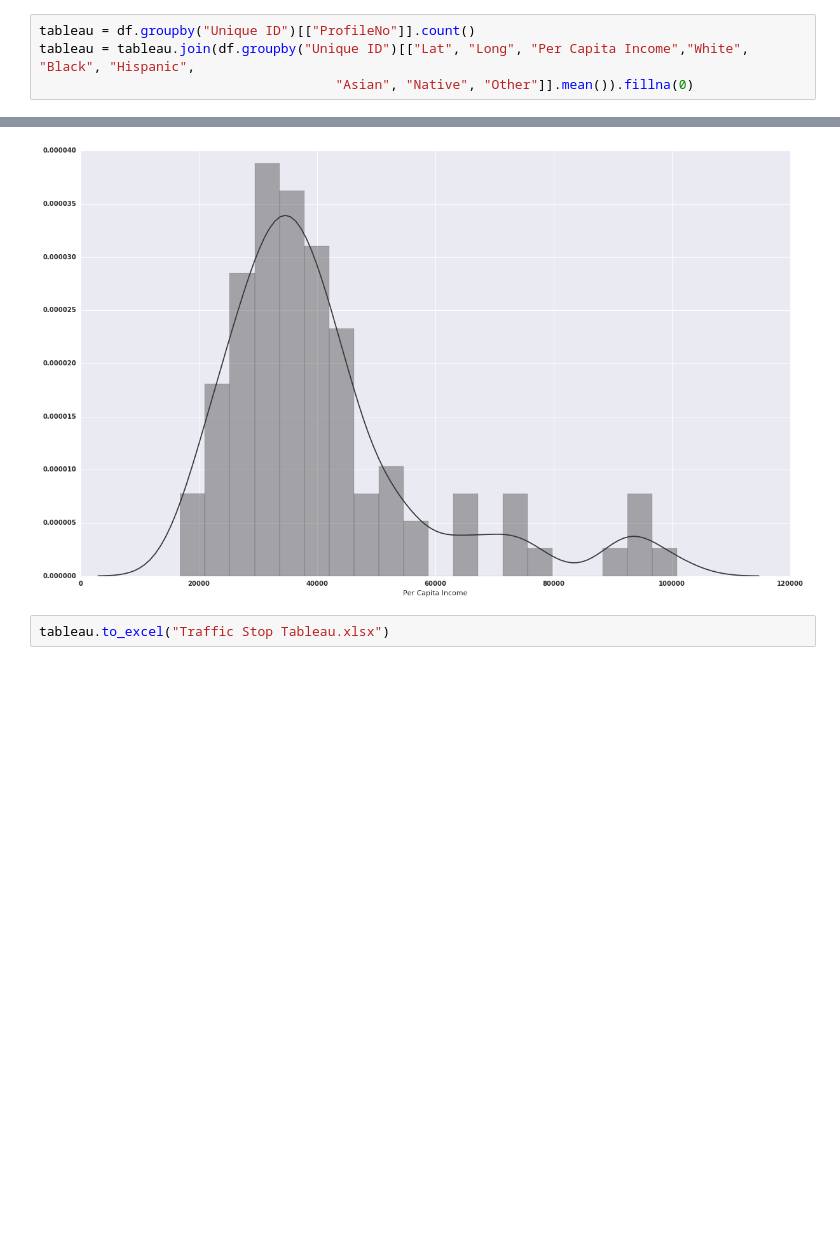
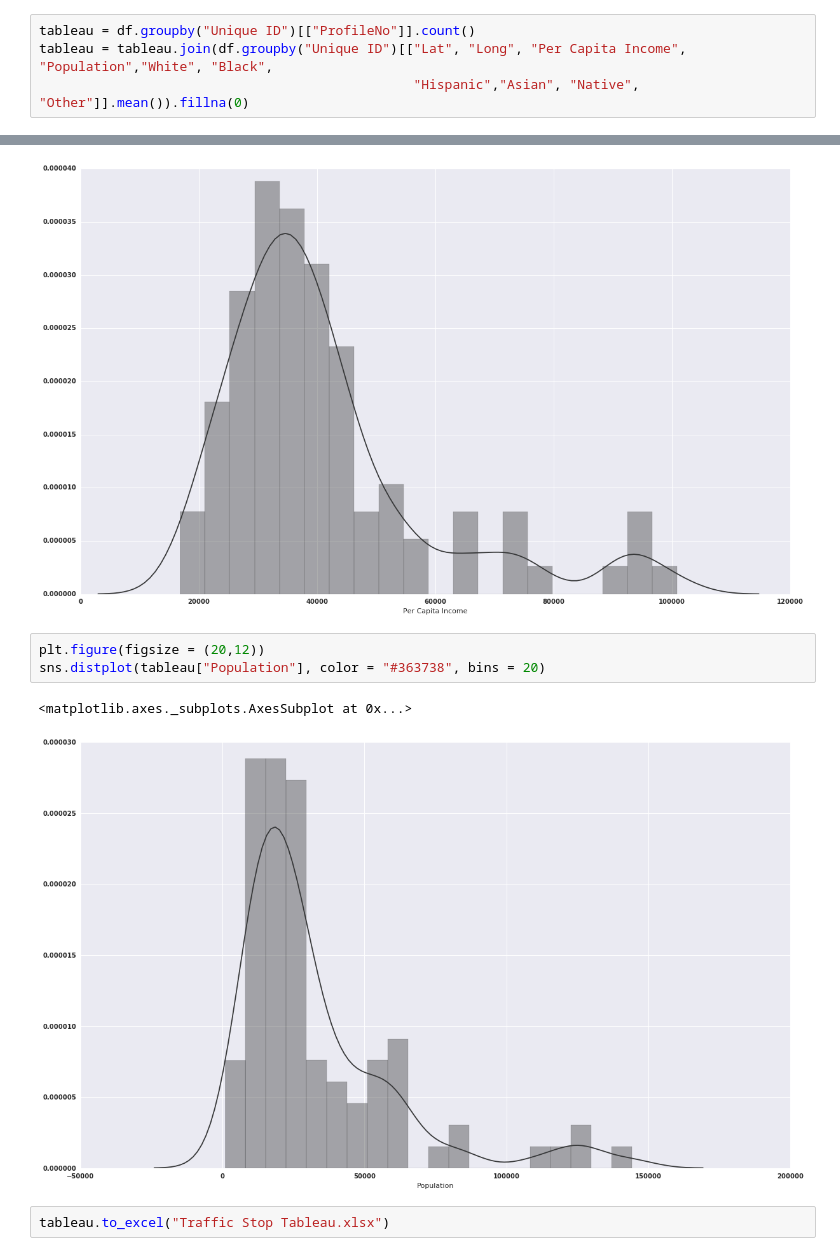
Before and after one commit to aaharrison/GeneralAssembly, a Jupyter notebook: Capstone/Traffic Stop Capstone Analysis.ipynb, the cells around one changed output, grey strips where cells are left out. Drawn from its saved outputs; the diff is of its cells as text; blank space fills up the shorter version.

```diff
--- a/Capstone/Traffic Stop Capstone Analysis.ipynb
+++ b/Capstone/Traffic Stop Capstone Analysis.ipynb
@@ -1671,8 +1721,8 @@ clusterGroup[["Population", "Per Capita Income", "White", "Black", "Hispanic", "
 | 3 | 19020.400000 | 91632.400000 | 94.840000 | 1.220000 | 2.960000 | 4.080000 |
 # %%
 tableau = df.groupby("Unique ID")[["ProfileNo"]].count()
-tableau = tableau.join(df.groupby("Unique ID")[["Lat", "Long", "Per Capita Income","White", "Black", "Hispanic",
-                                      "Asian", "Native", "Other"]].mean()).fillna(0)
+tableau = tableau.join(df.groupby("Unique ID")[["Lat", "Long", "Per Capita Income", "Population","White", "Black",
+                                                "Hispanic","Asian", "Native", "Other"]].mean()).fillna(0)
 # %%
 sns.boxplot(tableau["Black"], orient = "vertical")
 # %% [output]
@@ -1791,5 +1841,11 @@ sns.distplot(tableau["Per Capita Income"], color = "#363738", bins = 20)
 # %% [output]
 <matplotlib.axes._subplots.AxesSubplot at 0x...>
 [figure]
+# %%
+plt.figure(figsize = (20,12))
+sns.distplot(tableau["Population"], color = "#363738", bins = 20)
+# %% [output]
+<matplotlib.axes._subplots.AxesSubplot at 0x...>
+[figure, added]
 # %%
 tableau.to_excel("Traffic Stop Tableau.xlsx")
```
Also changed, not shown: parts of 6 cells of this notebook, 1 other file.
